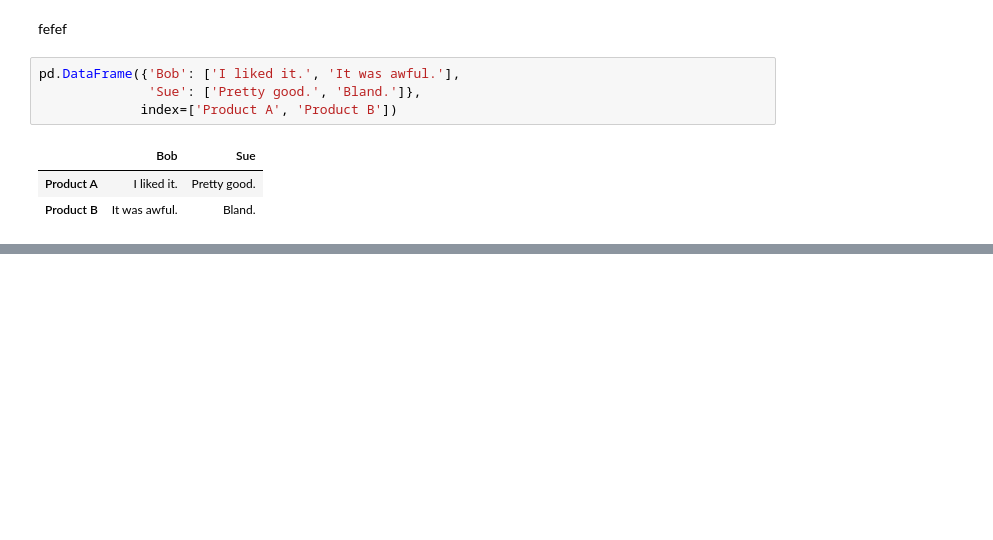
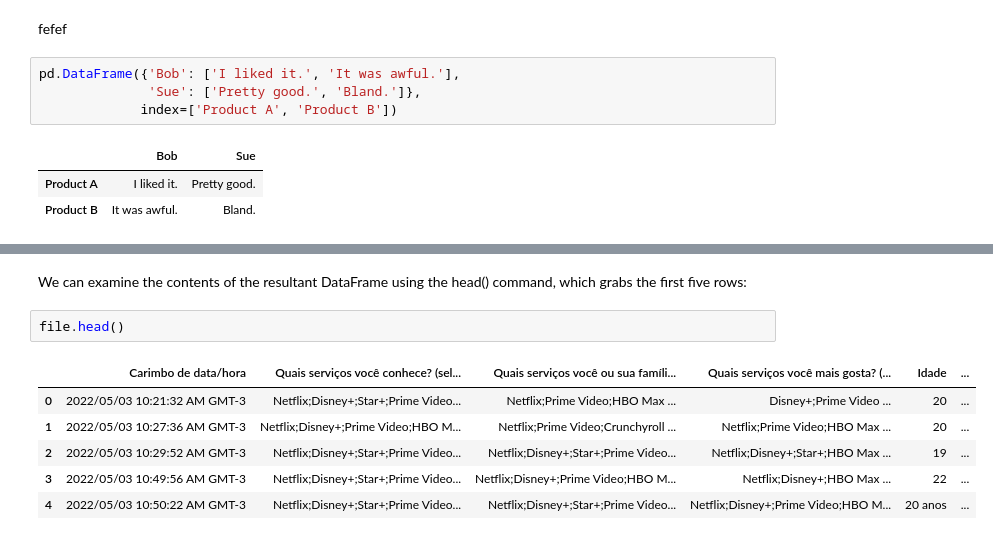
Before and after one commit to SocioPJ/Kaggle, a Jupyter notebook: Pandas/Create,Reading and Writing/Teoria/main.ipynb, the cells around one changed output, grey strips where cells are left out. Drawn from its saved outputs; the diff is of its cells as text; blank space fills up the shorter version.

```diff
--- a/Pandas/Create,Reading and Writing/Teoria/main.ipynb
+++ b/Pandas/Create,Reading and Writing/Teoria/main.ipynb
@@ -30,0 +89,11 @@ pd.DataFrame({'Bob': ['I liked it.', 'It was awful.'],
+# %% [markdown]
+We can examine the contents of the resultant DataFrame using the head() command, which grabs the first five rows:
+# %%
+file.head()
+# %% [output]
+|  | Carimbo de data/hora | Quais serviços você conhece? (sel... | Quais serviços você ou sua famíli... | Quais serviços você mais gosta? (... | Idade | ... |
+| 0 | 2022/05/03 10:21:32 AM GMT-3 | Netflix;Disney+;Star+;Prime Video... | Netflix;Prime Video;HBO Max ... | Disney+;Prime Video ... | 20 | ... |
+| 1 | 2022/05/03 10:27:36 AM GMT-3 | Netflix;Disney+;Prime Video;HBO M... | Netflix;Prime Video;Crunchyroll ... | Netflix;Prime Video;HBO Max ... | 20 | ... |
+| 2 | 2022/05/03 10:29:52 AM GMT-3 | Netflix;Disney+;Star+;Prime Video... | Netflix;Disney+;Star+;Prime Video... | Netflix;Disney+;Star+;HBO Max ... | 19 | ... |
+| 3 | 2022/05/03 10:49:56 AM GMT-3 | Netflix;Disney+;Star+;Prime Video... | Netflix;Disney+;Prime Video;HBO M... | Netflix;Disney+;HBO Max ... | 22 | ... |
+| 4 | 2022/05/03 10:50:22 AM GMT-3 | Netflix;Disney+;Star+;Prime Video... | Netflix;Disney+;Star+;Prime Video... | Netflix;Disney+;Prime Video;HBO M... | 20 anos | ... |
```
Also changed, not shown: parts of 11 cells of this notebook, 1 other file.
